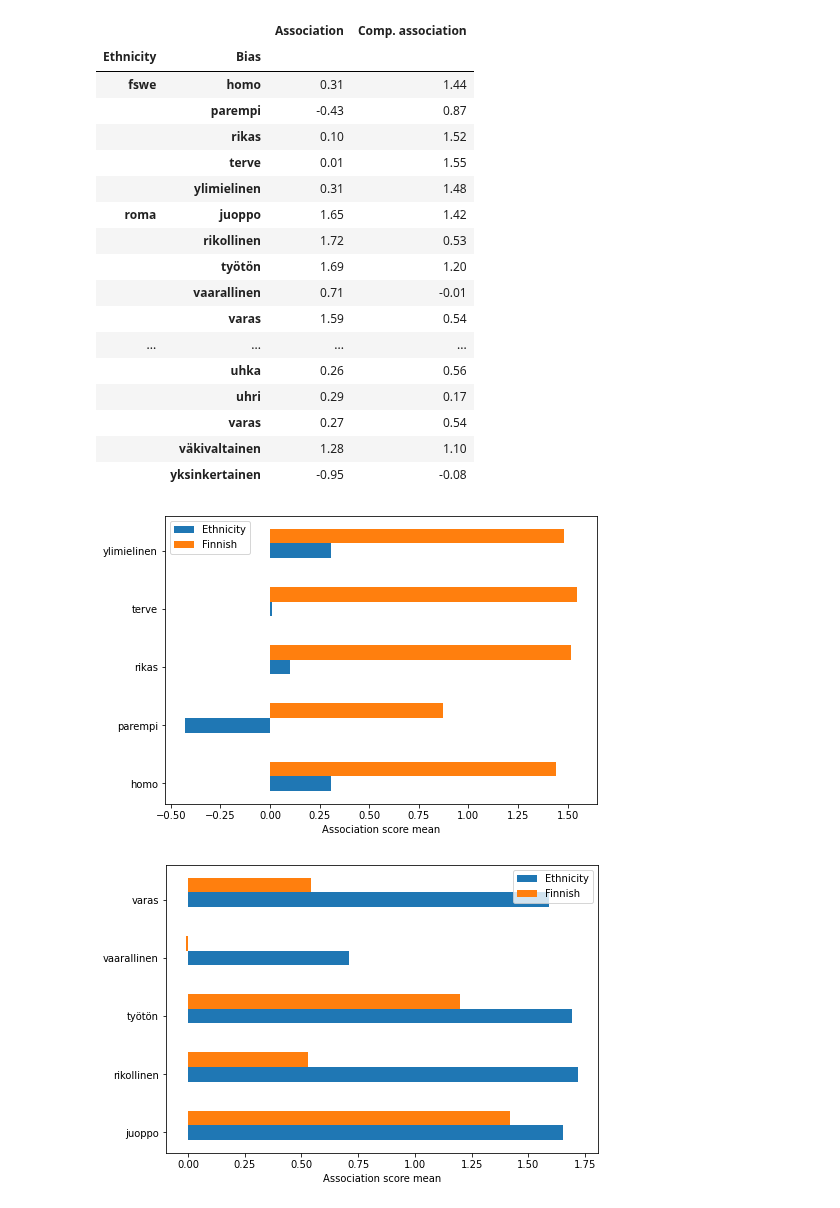
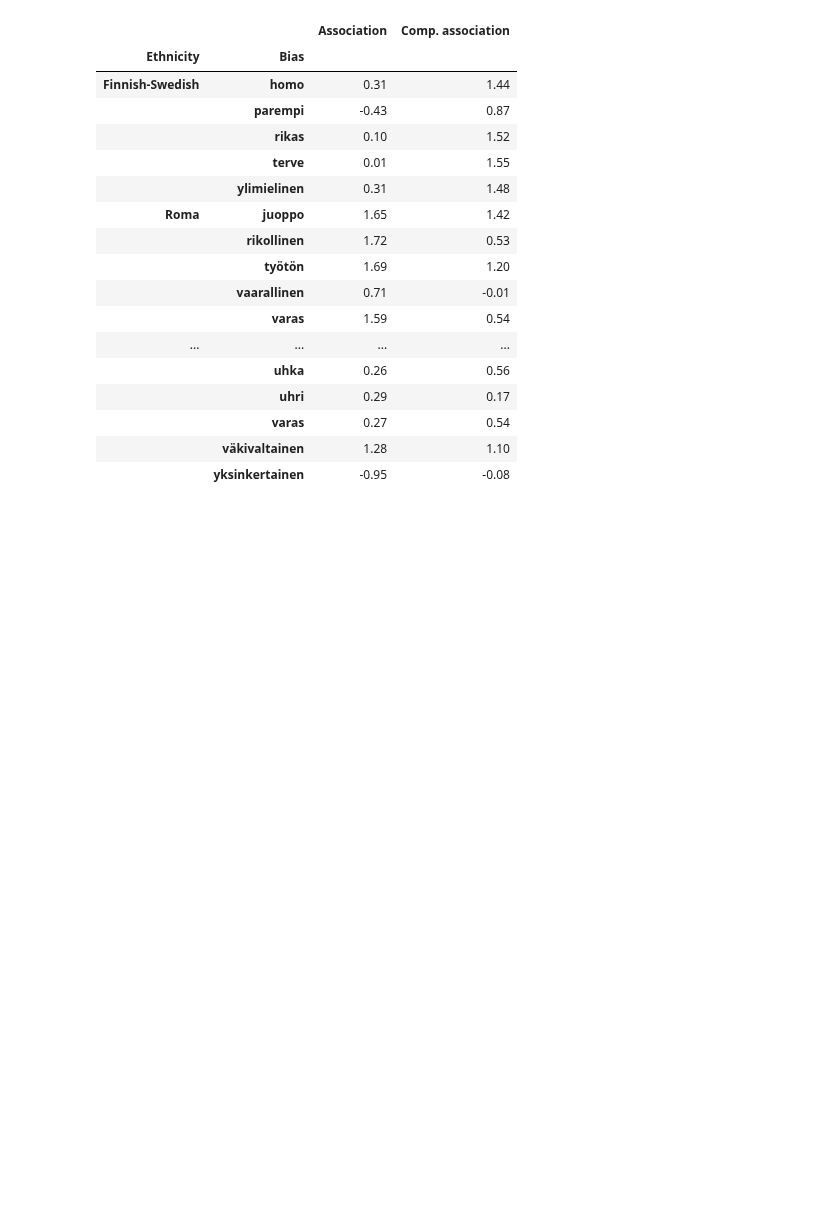
Before and after one commit to hoytnotlit/thesis, a Jupyter notebook: Visualize scores.ipynb, the cells around one changed output. Cells and saved outputs as stored; diff of their text form; code cells hidden in the pictures; blank space fills up the shorter version.

```diff
--- a/Visualize scores.ipynb
+++ b/Visualize scores.ipynb
@@ -65,16 +63,16 @@ visualize.get_eth_mean_chart(comb_eth_means, "comb_eth_means.tex")
 # %%
-visualize.get_bias_means(df, file_name="bias_means.tex", no_unk=True, only_biased=False)
-# 28 / 50 biased terms are in vocab
+visualize.get_bias_means(df, file_name="bias_means.tex", no_unk=True)# 12/30 are biased, only_biased=True).shape
+# 30 / 50 biased terms are in vocab
 # TODO could these be visualised clearer with out comparisons score?
 # %% [output]
 |  |  | Association | Comp. association |
 | Ethnicity | Bias |  |  |
-| fswe | homo | 0.31 | 1.44 |
+| Finnish-Swedish | homo | 0.31 | 1.44 |
 |  | parempi | -0.43 | 0.87 |
 |  | rikas | 0.10 | 1.52 |
 |  | terve | 0.01 | 1.55 |
 |  | ylimielinen | 0.31 | 1.48 |
-| roma | juoppo | 1.65 | 1.42 |
+| Roma | juoppo | 1.65 | 1.42 |
 |  | rikollinen | 1.72 | 0.53 |
 |  | työtön | 1.69 | 1.20 |
 |  | vaarallinen | 0.71 | -0.01 |
@@ -85,5 +83,3 @@ visualize.get_bias_means(df, file_name="bias_means.tex", no_unk=True, only_biase
 |  | varas | 0.27 | 0.54 |
 |  | väkivaltainen | 1.28 | 1.10 |
 |  | yksinkertainen | -0.95 | -0.08 |
-[figure, removed]
-[figure, removed]
```
Also changed, not shown: parts of 14 cells of this notebook, 26 other files.
